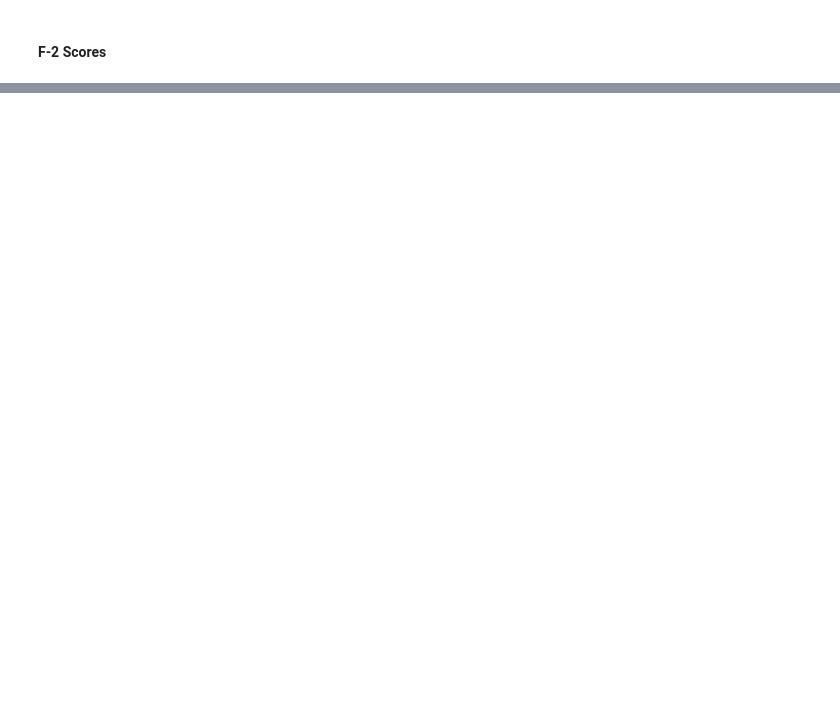
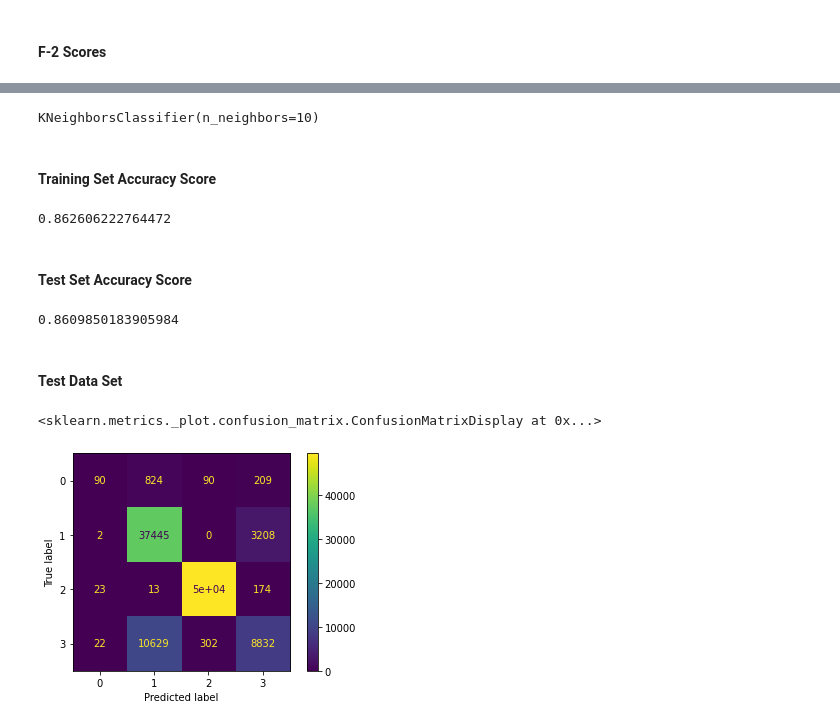
Before and after one commit to alhparsa/CMPT459-Project, a Jupyter notebook: Milestone_2.ipynb, the cells around one changed output, grey strips where cells are left out. Cells and saved outputs as stored; diff of their text form; code cells hidden in the pictures; blank space fills up the shorter version.

```diff
--- a/Milestone_2.ipynb
+++ b/Milestone_2.ipynb
@@ -203,0 +209,29 @@ plts.legend()
+# %%
+#knn = KNeighborsClassifier(n_neighbors=10)
+#knn.fit(X_train, y_train)
+with open('./data/knn_model.pkl', 'rb') as knn_file:
+    knn = pickle.load(knn_file)
+knn
+# %% [output]
+KNeighborsClassifier(n_neighbors=10)
+# %% [markdown]
+#### Training Set Accuracy Score
+# %%
+knn.score(X_train,y_train)
+# %% [output]
+0.862606222764472
+# %% [markdown]
+#### Test Set Accuracy Score
+# %%
+knn.score(X_test,y_test)
+# %% [output]
+0.8609850183905984
+# %% [markdown]
+#### Test Data Set
+# %%
+y_test_pred = knn.predict(X_test)
+test_matrix = confusion_matrix(y_test, y_test_pred)
+ConfusionMatrixDisplay(test_matrix).plot()
+# %% [output]
+<sklearn.metrics._plot.confusion_matrix.ConfusionMatrixDisplay at 0x...>
+[figure, added]
```
Also changed, not shown: parts of 20 cells of this notebook.
